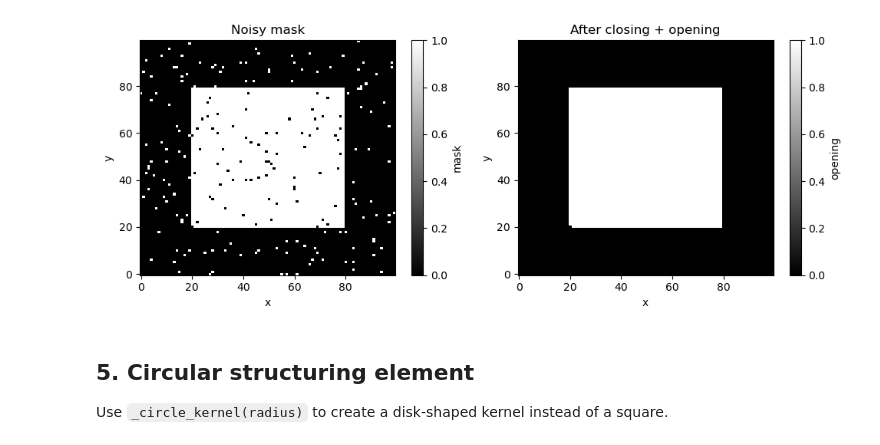
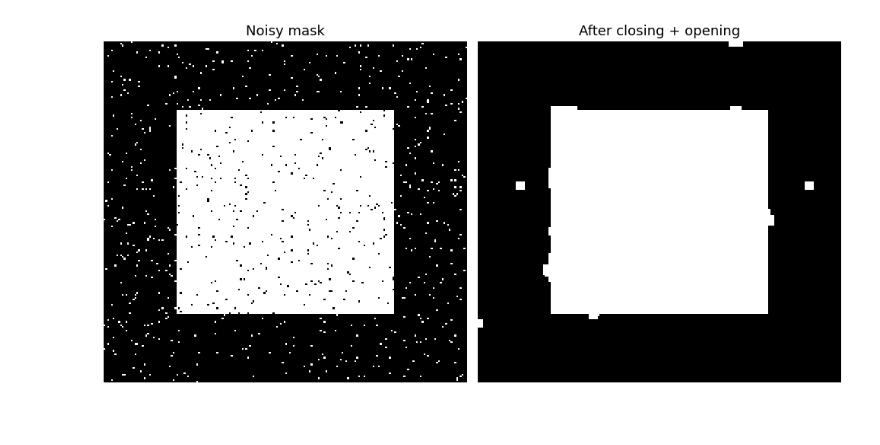
Before and after one commit to makepath/xarray-spatial, a Jupyter notebook: examples/user_guide/17_Morphological_Operators.ipynb, the cells around one changed output. Cells and saved outputs as stored; diff of their text form; code cells hidden in the pictures; blank space fills up the shorter version.

```diff
--- a/examples/user_guide/17_Morphological_Operators.ipynb
+++ b/examples/user_guide/17_Morphological_Operators.ipynb
@@ -92,31 +129,29 @@ removes salt noise; closing removes pepper noise.
 # %%
-# Generate a binary mask with noise
-mask = np.zeros((100, 100), dtype=np.float64)
-mask[20:80, 20:80] = 1.0  # large square
+rng = np.random.default_rng(42)
+
+# Build a binary mask with a large square region
+mask = np.zeros((200, 200), dtype=np.float64)
+mask[40:160, 40:160] = 1.0
 
 # Sprinkle salt-and-pepper noise
 noise = rng.random(mask.shape)
-mask[noise < 0.02] = 1.0   # salt
-mask[noise > 0.98] = 0.0   # pepper
+mask[noise < 0.02] = 1.0   # salt (bright specks in dark area)
+mask[noise > 0.98] = 0.0   # pepper (dark specks in bright area)
 
 noisy = xr.DataArray(mask, dims=['y', 'x'], name='mask')
 cleaned = morph_opening(
     morph_closing(noisy, kernel=kernel, boundary='nearest'),
     kernel=kernel,
     boundary='nearest',
 )
 
-fig, axes = plt.subplots(1, 2, figsize=(10, 4))
-noisy.plot(ax=axes[0], cmap='gray')
-axes[0].set_title('Noisy mask')
-cleaned.plot(ax=axes[1], cmap='gray')
-axes[1].set_title('After closing + opening')
+fig, axes = plt.subplots(1, 2, figsize=(10, 5))
+noisy.plot.imshow(ax=axes[0], cmap='gray', add_colorbar=False)
+axes[0].set_title('Noisy mask', fontsize=13)
+axes[0].set_axis_off()
+cleaned.plot.imshow(ax=axes[1], cmap='gray', add_colorbar=False)
+axes[1].set_title('After closing + opening', fontsize=13)
+axes[1].set_axis_off()
 plt.tight_layout()
-plt.show()
 # %% [output]
-[figure, old version]
+[figure, new version]
-# %% [markdown]
-## 5. Circular structuring element
-
-Use `_circle_kernel(radius)` to create a disk-shaped kernel
-instead of a square.
```
Also changed, not shown: parts of 29 cells of this notebook, 1 other file.
